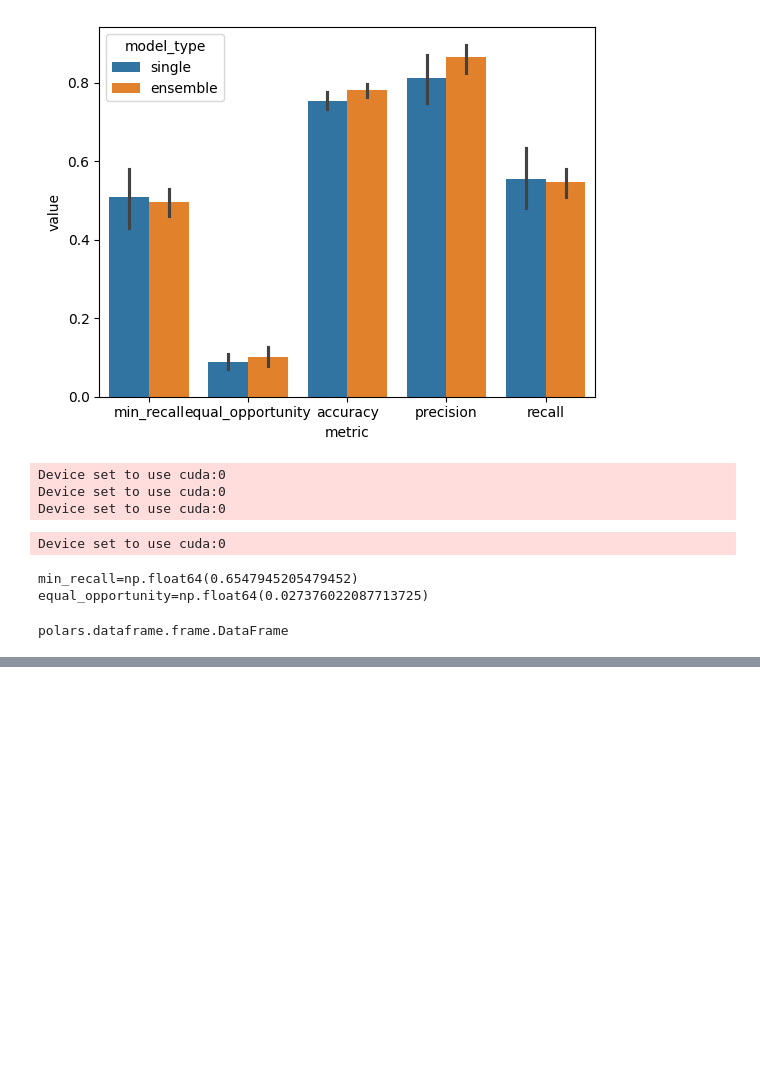
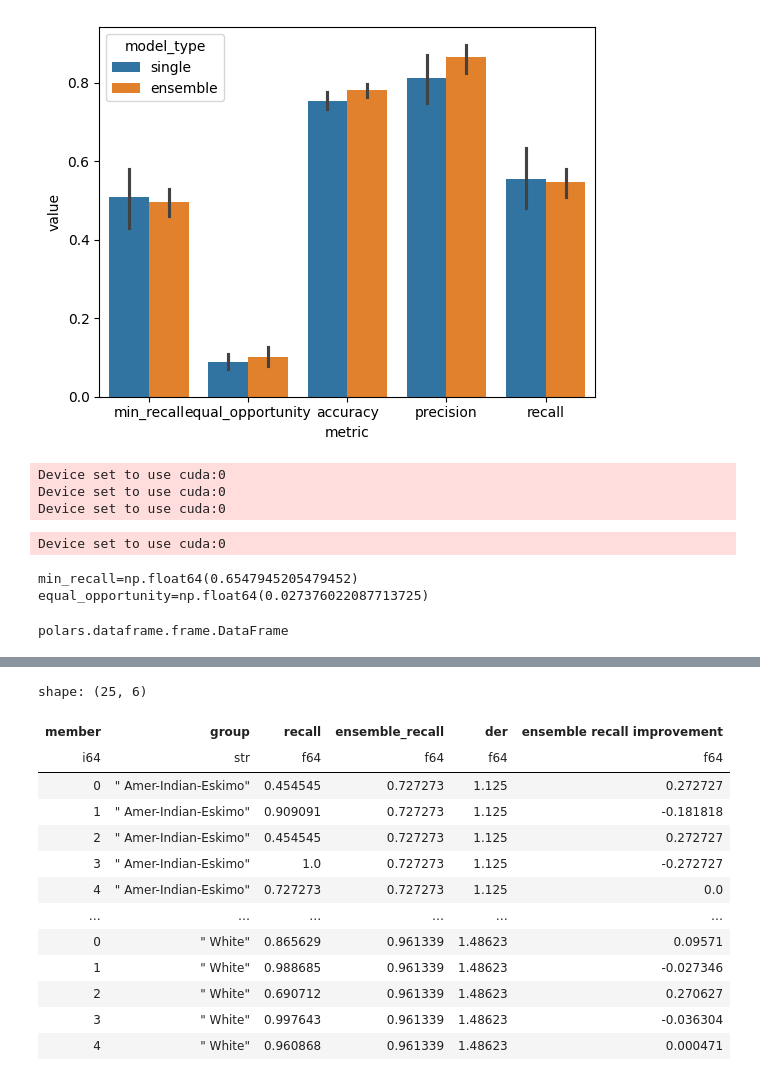
Before and after one commit to jhrystrom/oxonfair, a Jupyter notebook: examples/ensemble_playground.ipynb, the cells around one changed output, grey strips where cells are left out. Saved outputs shown, nothing was run; the diff lists cells and outputs as text; code cells hidden in the pictures; blank space fills up the shorter version.

```diff
--- a/examples/ensemble_playground.ipynb
+++ b/examples/ensemble_playground.ipynb
@@ -476,0 +613,17 @@ polars.dataframe.frame.DataFrame
+# %%
+joined_recall_der
+# %% [output]
+shape: (25, 6)
+| member | group | recall | ensemble_recall | der | ensemble recall improvement |
+| i64 | str | f64 | f64 | f64 | f64 |
+| 0 | " Amer-Indian-Eskimo" | 0.454545 | 0.727273 | 1.125 | 0.272727 |
+| 1 | " Amer-Indian-Eskimo" | 0.909091 | 0.727273 | 1.125 | -0.181818 |
+| 2 | " Amer-Indian-Eskimo" | 0.454545 | 0.727273 | 1.125 | 0.272727 |
+| 3 | " Amer-Indian-Eskimo" | 1.0 | 0.727273 | 1.125 | -0.272727 |
+| 4 | " Amer-Indian-Eskimo" | 0.727273 | 0.727273 | 1.125 | 0.0 |
+| … | … | … | … | … | … |
+| 0 | " White" | 0.865629 | 0.961339 | 1.48623 | 0.09571 |
+| 1 | " White" | 0.988685 | 0.961339 | 1.48623 | -0.027346 |
+| 2 | " White" | 0.690712 | 0.961339 | 1.48623 | 0.270627 |
+| 3 | " White" | 0.997643 | 0.961339 | 1.48623 | -0.036304 |
+| 4 | " White" | 0.960868 | 0.961339 | 1.48623 | 0.000471 |
```
Also changed, not shown: parts of 5 cells of this notebook, 3 other files.
